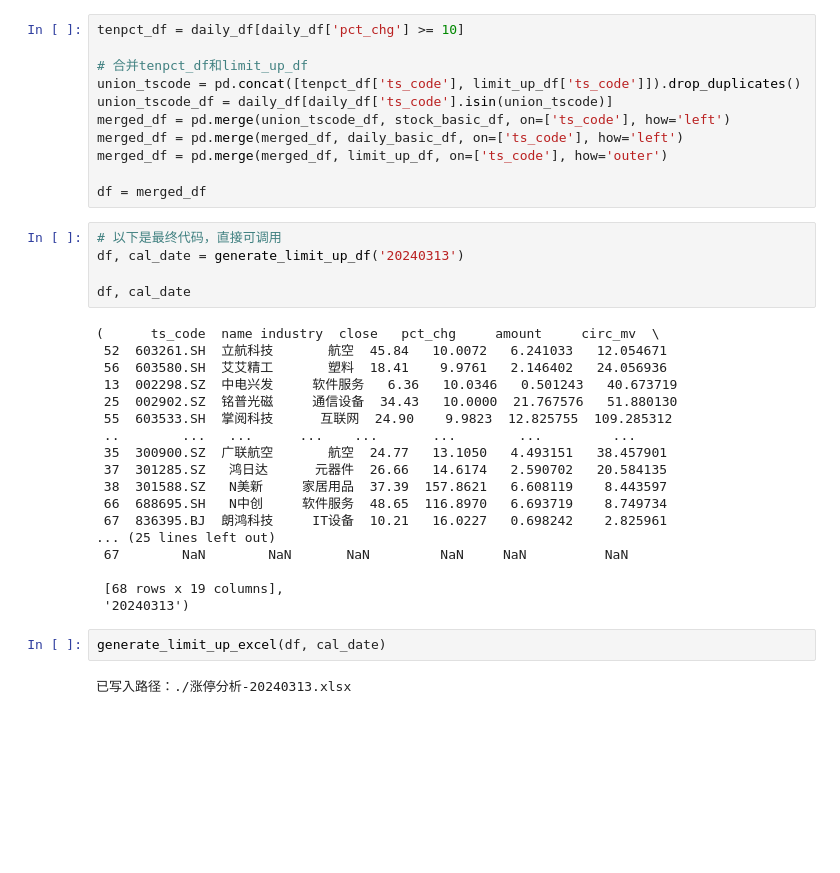
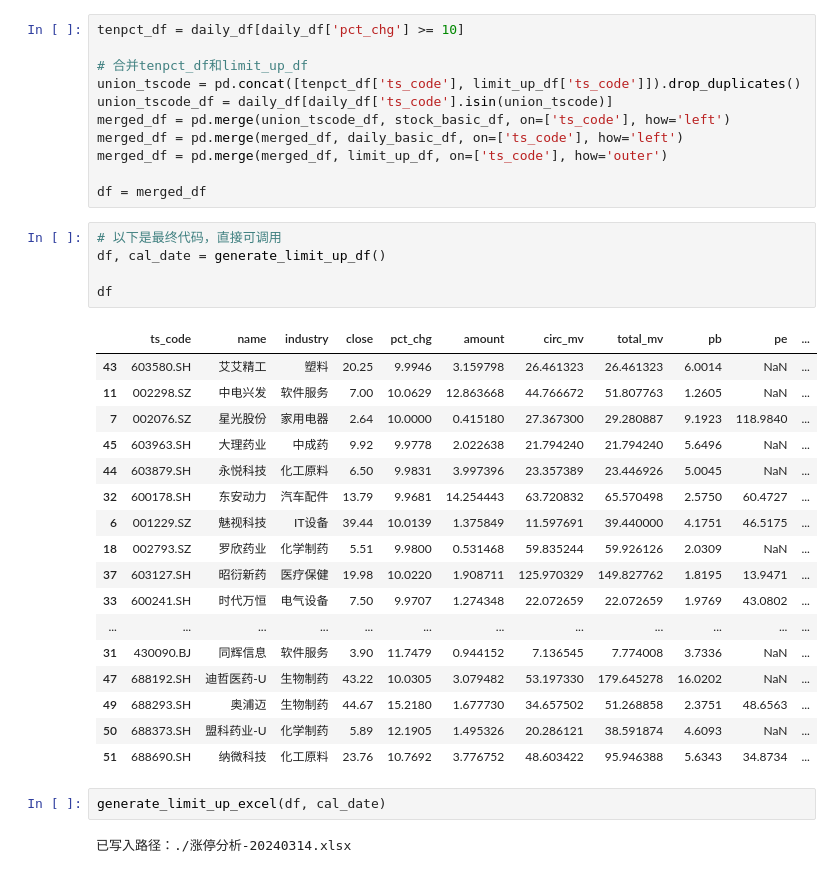
Before and after one commit to JaggerH/StockAction, a Jupyter notebook: notebook/limit_up.ipynb, the cells around one changed output. Cells and saved outputs as stored; diff of their text form; blank space fills up the shorter version.

```diff
--- a/notebook/limit_up.ipynb
+++ b/notebook/limit_up.ipynb
@@ -53,28 +53,28 @@ merged_df = pd.merge(merged_df, limit_up_df, on=['ts_code'], how='outer')
 df = merged_df
 # %%
 # 以下是最终代码，直接可调用
-df, cal_date = generate_limit_up_df('20240313')
+df, cal_date = generate_limit_up_df()
 
-df, cal_date
+df
 # %% [output]
-(      ts_code  name industry  close   pct_chg     amount     circ_mv  \
- 52  603261.SH  立航科技       航空  45.84   10.0072   6.241033   12.054671
- 56  603580.SH  艾艾精工       塑料  18.41    9.9761   2.146402   24.056936
- 13  002298.SZ  中电兴发     软件服务   6.36   10.0346   0.501243   40.673719
- 25  002902.SZ  铭普光磁     通信设备  34.43   10.0000  21.767576   51.880130
- 55  603533.SH  掌阅科技      互联网  24.90    9.9823  12.825755  109.285312
- ..        ...   ...      ...    ...       ...        ...         ...
- 35  300900.SZ  广联航空       航空  24.77   13.1050   4.493151   38.457901
- 37  301285.SZ   鸿日达      元器件  26.66   14.6174   2.590702   20.584135
- 38  301588.SZ   N美新     家居用品  37.39  157.8621   6.608119    8.443597
- 66  688695.SH   N中创     软件服务  48.65  116.8970   6.693719    8.749734
- 67  836395.BJ  朗鸿科技     IT设备  10.21   16.0227   0.698242    2.825961
-... (25 lines left out)
- 67        NaN        NaN       NaN         NaN     NaN          NaN
-
- [68 rows x 19 columns],
- '20240313')
+|  | ts_code | name | industry | close | pct_chg | amount | circ_mv | total_mv | pb | pe | ... |
+| 43 | 603580.SH | 艾艾精工 | 塑料 | 20.25 | 9.9946 | 3.159798 | 26.461323 | 26.461323 | 6.0014 | NaN | ... |
+| 11 | 002298.SZ | 中电兴发 | 软件服务 | 7.00 | 10.0629 | 12.863668 | 44.766672 | 51.807763 | 1.2605 | NaN | ... |
+| 7 | 002076.SZ | 星光股份 | 家用电器 | 2.64 | 10.0000 | 0.415180 | 27.367300 | 29.280887 | 9.1923 | 118.9840 | ... |
+| 45 | 603963.SH | 大理药业 | 中成药 | 9.92 | 9.9778 | 2.022638 | 21.794240 | 21.794240 | 5.6496 | NaN | ... |
+| 44 | 603879.SH | 永悦科技 | 化工原料 | 6.50 | 9.9831 | 3.997396 | 23.357389 | 23.446926 | 5.0045 | NaN | ... |
+| 32 | 600178.SH | 东安动力 | 汽车配件 | 13.79 | 9.9681 | 14.254443 | 63.720832 | 65.570498 | 2.5750 | 60.4727 | ... |
+| 6 | 001229.SZ | 魅视科技 | IT设备 | 39.44 | 10.0139 | 1.375849 | 11.597691 | 39.440000 | 4.1751 | 46.5175 | ... |
+| 18 | 002793.SZ | 罗欣药业 | 化学制药 | 5.51 | 9.9800 | 0.531468 | 59.835244 | 59.926126 | 2.0309 | NaN | ... |
+| 37 | 603127.SH | 昭衍新药 | 医疗保健 | 19.98 | 10.0220 | 1.908711 | 125.970329 | 149.827762 | 1.8195 | 13.9471 | ... |
+| 33 | 600241.SH | 时代万恒 | 电气设备 | 7.50 | 9.9707 | 1.274348 | 22.072659 | 22.072659 | 1.9769 | 43.0802 | ... |
+| ... | ... | ... | ... | ... | ... | ... | ... | ... | ... | ... | ... |
+| 31 | 430090.BJ | 同辉信息 | 软件服务 | 3.90 | 11.7479 | 0.944152 | 7.136545 | 7.774008 | 3.7336 | NaN | ... |
+| 47 | 688192.SH | 迪哲医药-U | 生物制药 | 43.22 | 10.0305 | 3.079482 | 53.197330 | 179.645278 | 16.0202 | NaN | ... |
+| 49 | 688293.SH | 奥浦迈 | 生物制药 | 44.67 | 15.2180 | 1.677730 | 34.657502 | 51.268858 | 2.3751 | 48.6563 | ... |
+| 50 | 688373.SH | 盟科药业-U | 化学制药 | 5.89 | 12.1905 | 1.495326 | 20.286121 | 38.591874 | 4.6093 | NaN | ... |
+| 51 | 688690.SH | 纳微科技 | 化工原料 | 23.76 | 10.7692 | 3.776752 | 48.603422 | 95.946388 | 5.6343 | 34.8734 | ... |
 # %%
 generate_limit_up_excel(df, cal_date)
 # %% [output]
-已写入路径：./涨停分析-20240313.xlsx
+已写入路径：./涨停分析-20240314.xlsx
```
Also changed, not shown: 6 other files.
